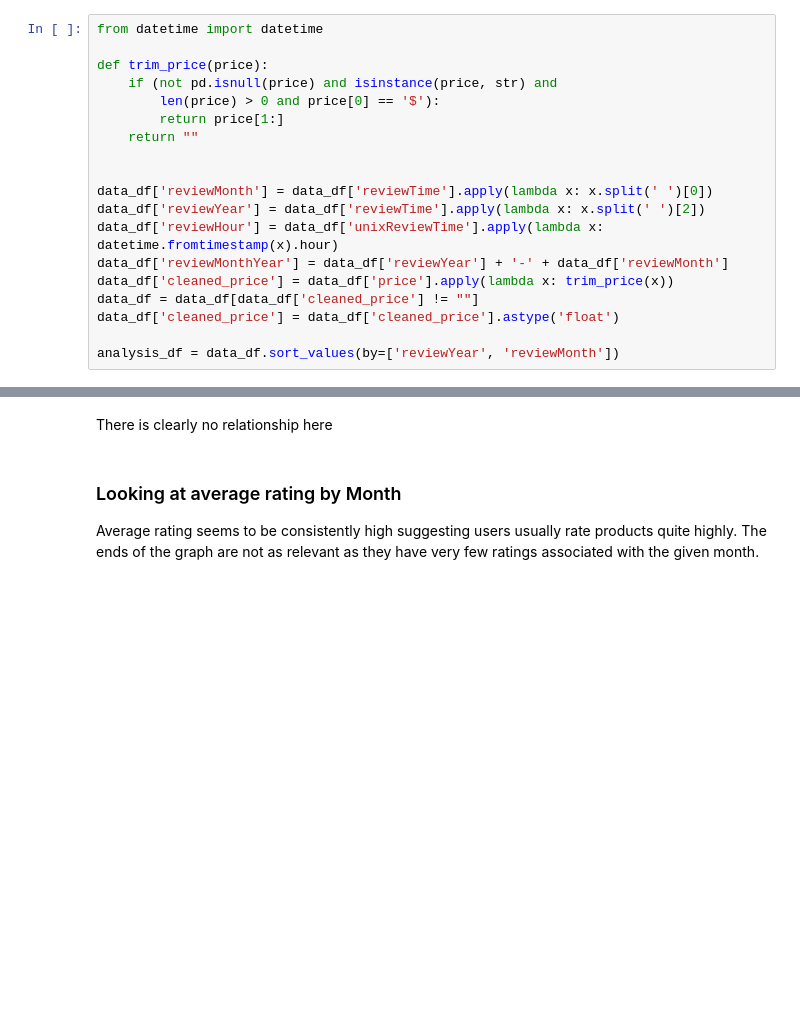
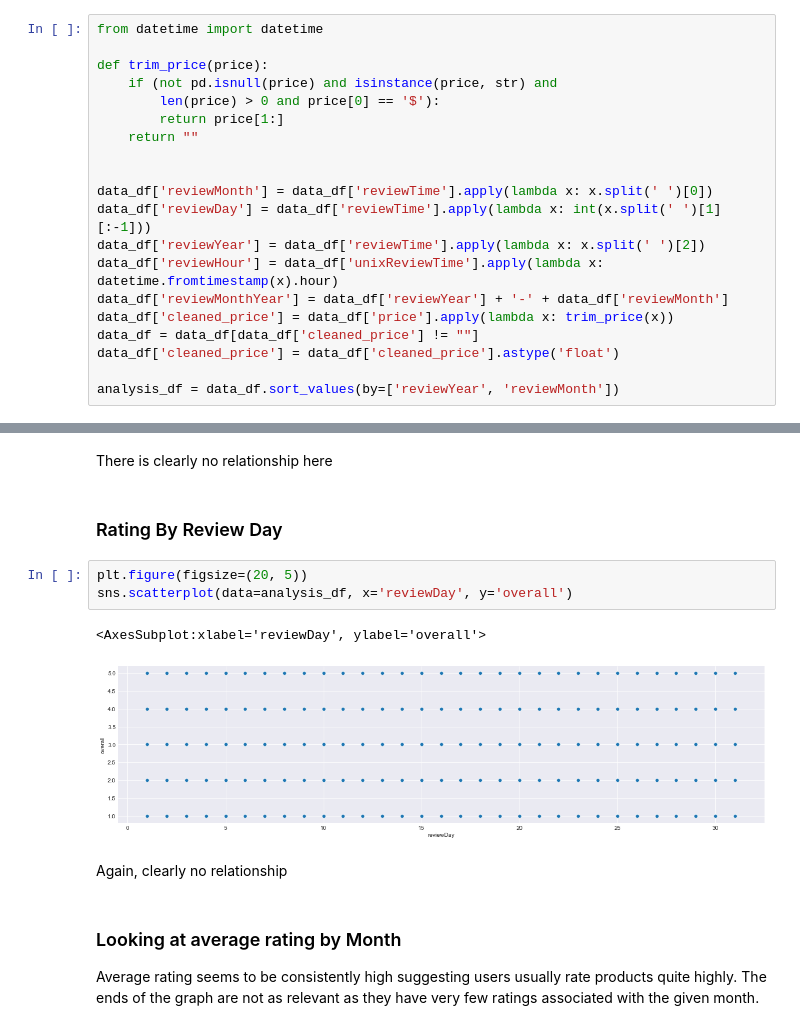
Before and after one commit to MattB17/AmazonRecommenderSystem, a Jupyter notebook: Exploration.ipynb, the cells around one changed output, grey strips where cells are left out. Drawn from its saved outputs; the diff is of its cells as text; blank space fills up the shorter version.

```diff
--- a/Exploration.ipynb
+++ b/Exploration.ipynb
@@ -42,6 +42,7 @@ def trim_price(price):
 
 
 data_df['reviewMonth'] = data_df['reviewTime'].apply(lambda x: x.split(' ')[0])
+data_df['reviewDay'] = data_df['reviewTime'].apply(lambda x: int(x.split(' ')[1][:-1]))
 data_df['reviewYear'] = data_df['reviewTime'].apply(lambda x: x.split(' ')[2])
 data_df['reviewHour'] = data_df['unixReviewTime'].apply(lambda x: datetime.fromtimestamp(x).hour)
 data_df['reviewMonthYear'] = data_df['reviewYear'] + '-' + data_df['reviewMonth']
@@ -104,6 +105,16 @@ sns.scatterplot(data=analysis_df, x='reviewHour', y='overall')
 [figure]
 # %% [markdown]
 There is clearly no relationship here
+# %% [markdown]
+### Rating By Review Day
+# %%
+plt.figure(figsize=(20, 5))
+sns.scatterplot(data=analysis_df, x='reviewDay', y='overall')
+# %% [output]
+<AxesSubplot:xlabel='reviewDay', ylabel='overall'>
+[figure, added]
+# %% [markdown]
+Again, clearly no relationship
 # %% [markdown]
 ### Looking at average rating by Month
 
```
Also changed, not shown: parts of 1 cell of this notebook, 1 other file.
